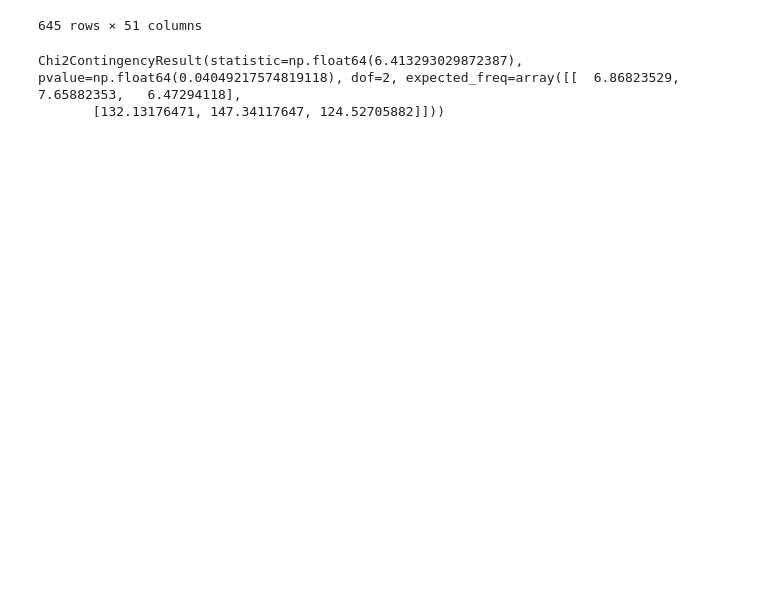
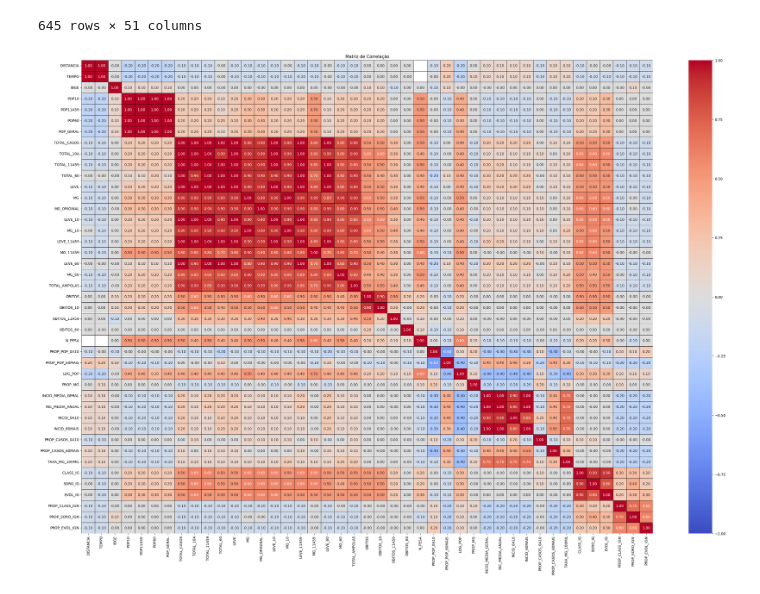
Before and after one commit to lucascgmermano/escorpiao_pesa, a Jupyter notebook: Quadro2/06-analise_02.ipynb, the cells around one changed output. Cells and saved outputs as stored; diff of their text form; code cells hidden in the pictures; blank space fills up the shorter version.

```diff
--- a/Quadro2/06-analise_02.ipynb
+++ b/Quadro2/06-analise_02.ipynb
@@ -470,9 +477,19 @@ df.select_dtypes(include=['float', 'number'])
 | 644 | 644 | 1 | 0 | 0.000000 | 0.000000 | 0.000000 | 0.000000 | NaN | NaN | ... |
 645 rows × 51 columns
 # %%
-
-
-chi2_contingency(pd.crosstab(df['TEMPO_50'], df['CARGA_MG']))
+dfNumber = df.select_dtypes(include=['float', 'number'])
+dfNumber = dfNumber.iloc[:,7:50]
-# %% [output]
-Chi2ContingencyResult(statistic=np.float64(6.413293029872387), pvalue=np.float64(0.04049217574819118), dof=2, expected_freq=array([[  6.86823529,   7.65882353,   6.47294118],
-       [132.13176471, 147.34117647, 124.52705882]]))
+# %%
+'''dfNumber = dfNumber[['DISTANCIA', 'TEMPO',  'POP10', 'MG_10', 'TOTAL_AMPOLAS', 'OBITOS', 'OBITOS_10','N_PESA', 'PROP_POP_0A10',
+       'PROP_MG', 'INCID_MEDIA_GERAL','INCID_0A10','PROP_CASOS_0A10']]'''
+matriz_cor = dfNumber.corr(method='pearson').round(1)
+# %%
+import matplotlib.pyplot as plt
+import seaborn as sns
+
+plt.figure(figsize=(36 , 24))
+sns.heatmap(matriz_cor, annot=True, cmap='coolwarm', fmt=".2f", vmin=-1, vmax=1, linewidths=.5, linecolor='black')
+plt.title('Matriz de Correlação')
+plt.show()
+# %% [output]
+[figure, added]
```
Also changed, not shown: parts of 3 cells of this notebook, 2 other files.
